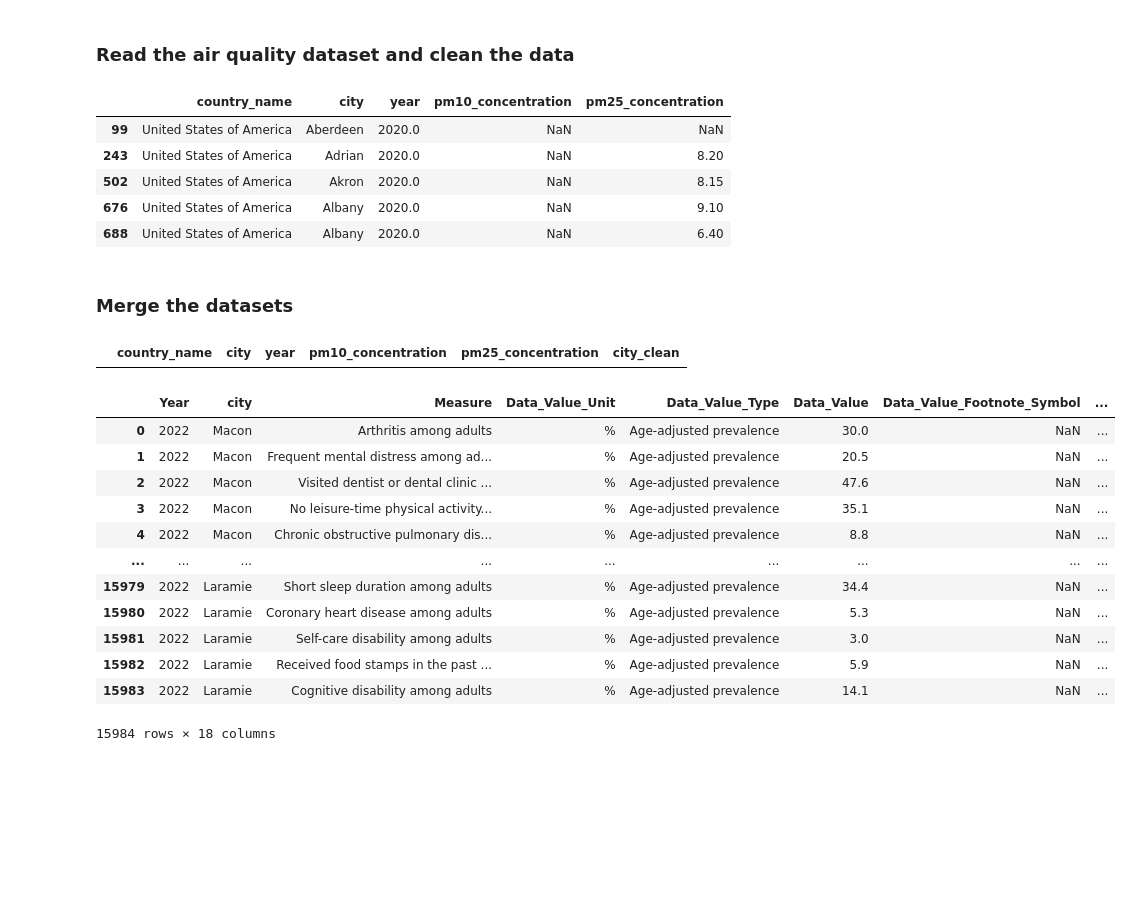
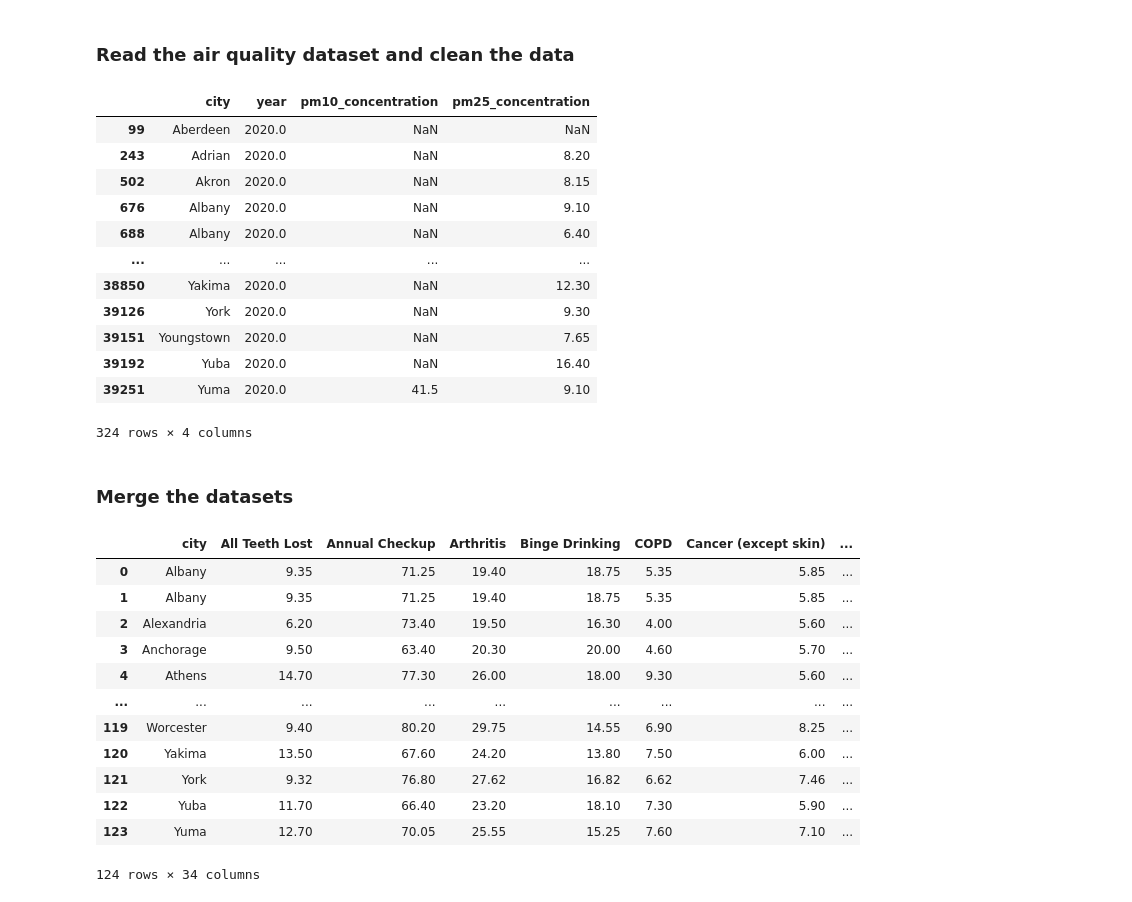
Before and after one commit to filoooooonov/pse-project, a Jupyter notebook: project.ipynb, the cells around one changed output. Cells and saved outputs as stored; diff of their text form; code cells hidden in the pictures; blank space fills up the shorter version.

Commit message:
Merge datasets

```diff
--- a/project.ipynb
+++ b/project.ipynb
@@ -41,62 +68,44 @@ airdf = pd.read_excel("who_ambient_air_quality_database_version_2024_(v6.1).xlsx
 airdf = airdf[airdf["country_name"] == "United States of America"]
 
 # Drop unnnecessary columns
-airdf = airdf.drop(['version','reference','web_link', 'population_source','who_ms', 'type_of_stations', 'population', 'latitude', 'longitude', 'iso3', 'who_region', 'no2_concentration', 'pm10_tempcov',	'pm25_tempcov',	'no2_tempcov'], axis=1)
+airdf = airdf.drop(['country_name', 'version','reference','web_link', 'population_source','who_ms', 'type_of_stations', 'population', 'latitude', 'longitude', 'iso3', 'who_region',	'pm25_tempcov',	'no2_tempcov'], axis=1)
 
 # Remove state from city names
 airdf['city'] = airdf['city'].str.split(' ').str[0]
 
 # Leave only year 2020
 airdf = airdf[airdf['year'] == 2020.0]
-airdf.head()
+airdf
 # %% [output]
-|  | country_name | city | year | pm10_concentration | pm25_concentration |
-| 99 | United States of America | Aberdeen | 2020.0 | NaN | NaN |
-| 243 | United States of America | Adrian | 2020.0 | NaN | 8.20 |
-| 502 | United States of America | Akron | 2020.0 | NaN | 8.15 |
-| 676 | United States of America | Albany | 2020.0 | NaN | 9.10 |
-| 688 | United States of America | Albany | 2020.0 | NaN | 6.40 |
+|  | city | year | pm10_concentration | pm25_concentration |
+| 99 | Aberdeen | 2020.0 | NaN | NaN |
+| 243 | Adrian | 2020.0 | NaN | 8.20 |
+| 502 | Akron | 2020.0 | NaN | 8.15 |
+| 676 | Albany | 2020.0 | NaN | 9.10 |
+| 688 | Albany | 2020.0 | NaN | 6.40 |
+| ... | ... | ... | ... | ... |
+| 38850 | Yakima | 2020.0 | NaN | 12.30 |
+| 39126 | York | 2020.0 | NaN | 9.30 |
+| 39151 | Youngstown | 2020.0 | NaN | 7.65 |
+| 39192 | Yuba | 2020.0 | NaN | 16.40 |
+| 39251 | Yuma | 2020.0 | 41.5 | 9.10 |
+324 rows × 4 columns
 # %% [markdown]
 ### Merge the datasets
-# %%
-
-# Get unique diagnosis measures
-diagnosis_values = np.unique(df["Measure"].values)
-
-
-# Sort the data
-airdf = airdf.sort_values(by="city", ascending=True)
-
-# Extract the city name from the format "Adrian MI/USA" -> "Adrian"
-# This handles multi-word city names like "New York" correctly
-airdf['city'] = airdf['city'].str.extract(r'^(.*?)(?:\s+[A-Z]{2}/USA)$')[0]
-
-# Convert city names to lowercase for case-insensitive comparison
-cities_set = set(airdf['city'].str.lower())
-health_locations_set = set(df['city'].str.lower())
-
-# Find the intersection (cities that appear in both datasets)
-common_cities = cities_set.intersection(health_locations_set)
-
-# Create a DataFrame with only the common cities
-common_cities_df = airdf[airdf['city'].str.lower().isin(common_cities)]
-common_cities_df
-# %% [output]
-|  | country_name | city | year | pm10_concentration | pm25_concentration | city_clean |
 # %%
-merged_df = pd.merge(df, airdf, on='city', how='inner')
+merged_df = pd.merge(new_df, airdf, on='city', how='inner')
 merged_df
 # %% [output]
-|  | Year | city | Measure | Data_Value_Unit | Data_Value_Type | Data_Value | Data_Value_Footnote_Symbol | ... |
-| 0 | 2022 | Macon | Arthritis among adults | % | Age-adjusted prevalence | 30.0 | NaN | ... |
-| 1 | 2022 | Macon | Frequent mental distress among ad... | % | Age-adjusted prevalence | 20.5 | NaN | ... |
-| 2 | 2022 | Macon | Visited dentist or dental clinic ... | % | Age-adjusted prevalence | 47.6 | NaN | ... |
-| 3 | 2022 | Macon | No leisure-time physical activity... | % | Age-adjusted prevalence | 35.1 | NaN | ... |
-| 4 | 2022 | Macon | Chronic obstructive pulmonary dis... | % | Age-adjusted prevalence | 8.8 | NaN | ... |
+|  | city | All Teeth Lost | Annual Checkup | Arthritis | Binge Drinking | COPD | Cancer (except skin) | ... |
+| 0 | Albany | 9.35 | 71.25 | 19.40 | 18.75 | 5.35 | 5.85 | ... |
+| 1 | Albany | 9.35 | 71.25 | 19.40 | 18.75 | 5.35 | 5.85 | ... |
+| 2 | Alexandria | 6.20 | 73.40 | 19.50 | 16.30 | 4.00 | 5.60 | ... |
+| 3 | Anchorage | 9.50 | 63.40 | 20.30 | 20.00 | 4.60 | 5.70 | ... |
+| 4 | Athens | 14.70 | 77.30 | 26.00 | 18.00 | 9.30 | 5.60 | ... |
 | ... | ... | ... | ... | ... | ... | ... | ... | ... |
-| 15979 | 2022 | Laramie | Short sleep duration among adults | % | Age-adjusted prevalence | 34.4 | NaN | ... |
-| 15980 | 2022 | Laramie | Coronary heart disease among adults | % | Age-adjusted prevalence | 5.3 | NaN | ... |
-| 15981 | 2022 | Laramie | Self-care disability among adults | % | Age-adjusted prevalence | 3.0 | NaN | ... |
-| 15982 | 2022 | Laramie | Received food stamps in the past ... | % | Age-adjusted prevalence | 5.9 | NaN | ... |
-| 15983 | 2022 | Laramie | Cognitive disability among adults | % | Age-adjusted prevalence | 14.1 | NaN | ... |
+| 119 | Worcester | 9.40 | 80.20 | 29.75 | 14.55 | 6.90 | 8.25 | ... |
+| 120 | Yakima | 13.50 | 67.60 | 24.20 | 13.80 | 7.50 | 6.00 | ... |
+| 121 | York | 9.32 | 76.80 | 27.62 | 16.82 | 6.62 | 7.46 | ... |
+| 122 | Yuba | 11.70 | 66.40 | 23.20 | 18.10 | 7.30 | 5.90 | ... |
+| 123 | Yuma | 12.70 | 70.05 | 25.55 | 15.25 | 7.60 | 7.10 | ... |
-15984 rows × 18 columns
+124 rows × 34 columns
```
Also changed, not shown: parts of 1 cell of this notebook, 2 other files.
